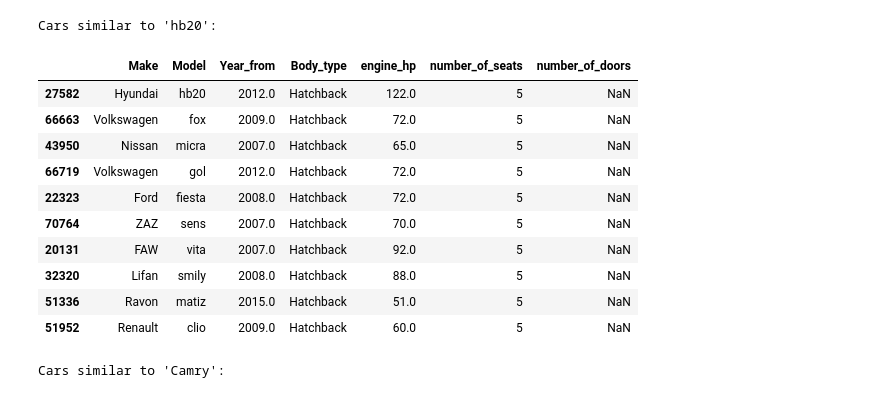
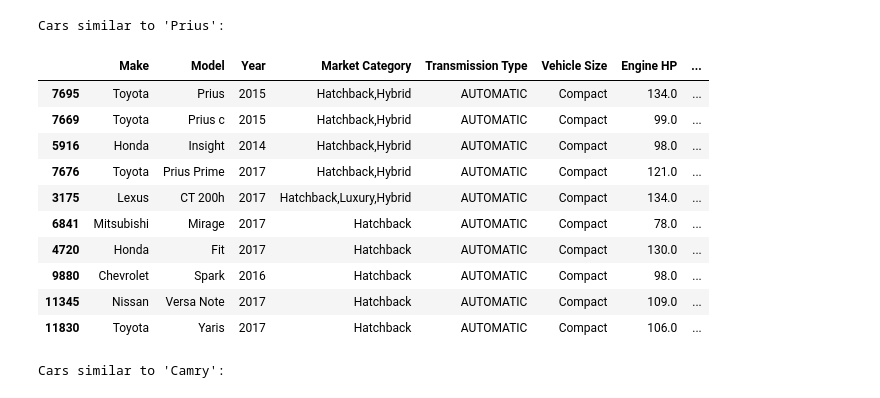
Before and after one commit to caioapp/vehicle_rec_engine, a Jupyter notebook: notebooks/rec_engine.ipynb, the cells around one changed output. Cells and saved outputs as stored; diff of their text form; code cells hidden in the pictures.

Commit message:
improved recommendation

```diff
--- a/notebooks/rec_engine.ipynb
+++ b/notebooks/rec_engine.ipynb
@@ -4,7 +4,7 @@ import pandas as pd
 import numpy as np
 import matplotlib.pyplot as plt
 # %%
-filepath = '../data/Car Dataset 1945-2020.csv'
+filepath = '../data/data.csv'
 
 # Load data
 dt = pd.read_csv(filepath)
@@ -55,18 +47,17 @@ from sklearn.preprocessing import MinMaxScaler, OneHotEncoder
 from sklearn.compose import ColumnTransformer
 from sklearn.metrics.pairwise import cosine_similarity
 
-dt['Model']=dt['Modle'].str.lower()
-dt.drop('Modle', axis=1, inplace=True)
+dt['Age'] = 2025 - dt['Year']
+dt['Price_per_HP'] = dt['MSRP'] / dt['Engine HP']
+dt['Efficiency'] = ((dt['highway MPG'] + dt['city mpg']) / 2) / dt['Engine HP'] * 100
 
 
 numerical_features = [
-    'Year_from', 'number_of_seats', 'curb_weight_kg',
-    'engine_hp', 'number_of_gears', 'acceleration_0_100_km/h_s',
-    'mixed_fuel_consumption_per_100_km_l'
+    'Year', 'Engine HP', 'Engine Cylinders', 'highway MPG', 'city mpg', 'Efficiency', 'Age', 'MSRP', 'Number of Doors', 'Price_per_HP'
 ]
 
 categorical_features = [
-    'Body_type', 'engine_type', 'drive_wheels', 'transmission', 'country_of_origin'
+    'Market Category', 'Vehicle Size', 'Vehicle Style', 'Transmission Type', 'Driven_Wheels', 'Engine Fuel Type'
 ]
 
 # Create a new DataFrame with only the selected features
@@ -79,9 +70,16 @@ for col in numerical_features:
     median_val = df_rec[col].median()
     df_rec[col].fillna(median_val, inplace=True)
 
+
 # Fill missing categorical values with a placeholder
 for col in categorical_features:
     df_rec[col].fillna('Unknown', inplace=True)
+
+# Replace all string variants AND true NaN at once
+df_rec['Market Category'] = (df_rec['Market Category']
+    .replace(['', ' ' , 'NaN', 'N/A', None, np.nan], 'Unknown')         # Replace common string markers
+    .fillna('Unknown')                                # Replace true np.nan
+)
 
 
 preprocessor = ColumnTransformer(
@@ -117,7 +115,12 @@ from sklearn.metrics.pairwise import cosine_similarity
 dt = dt.reset_index()
 indices = pd.Series(dt.index, index=dt['Model'])
 
-def get_recommendations(model_name, feature_matrix=feature_matrix, dataframe=dt, indices_map=indices):
+
+df_rec['Make'] = dt['Make']
+df_rec['Model'] = dt['Model']
+
+
+def get_recommendations(model_name, feature_matrix=feature_matrix, dataframe=df_rec, indices_map=indices):
     # Normalize model names in the indices map for case-insensitive and trimmed matching
     normalized_indices = pd.Series(indices_map.values, index=indices_map.index.str.strip().str.lower())
 
@@ -141,48 +144,50 @@ def get_recommendations(model_name, feature_matrix=feature_matrix, dataframe=dt,
     # Calculate the cosine similarity of our car against ALL other cars.
     sim_scores = cosine_similarity(model_vector, feature_matrix)
 
-    # Get the similarity scores as a list of (index, score) tuples
+    # Get the similarity scores as a list Sof (index, score) tuples
     sim_scores = list(enumerate(sim_scores[0]))
 
     # Sort the cars based on the similarity scores in descending order
     sim_scores = sorted(sim_scores, key=lambda x: x[1], reverse=True)
 
     # Get the scores of the 10 most similar cars, excluding the car itself (which is at index 0)
     sim_scores = sim_scores[1:]
 
     # Get the original indices of the top similar cars, avoiding duplicates by 'Make' and 'Model'
     seen = set()
     recommendations = []
     for i, score in sim_scores:
         make = dataframe.iloc[i]['Make']
         model = dataframe.iloc[i]['Model']
         key = (make, model)
         if key not in seen:
             seen.add(key)
             recommendations.append(i)
         if len(recommendations) == 10:
             break
 
     # Return the top 10 most similar cars
-    return dataframe[['Make', 'Model', 'Year_from', 'Body_type', 'engine_hp', 'number_of_seats', 'number_of_doors']].iloc[recommendations]
+    return dataframe[['Make', 'Model', 'Year', 'Market Category', 'Transmission Type', 'Vehicle Size', 'Engine HP', 'Engine Fuel Type', 'Efficiency', 'Price_per_HP']].iloc[recommendations]
+
+
 
 # --- Test the new function ---
-print("\nCars similar to 'hb20':")
-display(get_recommendations('hb20'))
+print("\nCars similar to 'Prius':")
+display(get_recommendations('Prius'))
 
 print("\nCars similar to 'Camry':")
 display(get_recommendations('Camry'))
 # %% [output]
-Cars similar to 'hb20':
+Cars similar to 'Prius':
-|  | Make | Model | Year_from | Body_type | engine_hp | number_of_seats | number_of_doors |
-| 27582 | Hyundai | hb20 | 2012.0 | Hatchback | 122.0 | 5 | NaN |
-| 66663 | Volkswagen | fox | 2009.0 | Hatchback | 72.0 | 5 | NaN |
-| 43950 | Nissan | micra | 2007.0 | Hatchback | 65.0 | 5 | NaN |
-| 66719 | Volkswagen | gol | 2012.0 | Hatchback | 72.0 | 5 | NaN |
-| 22323 | Ford | fiesta | 2008.0 | Hatchback | 72.0 | 5 | NaN |
-| 70764 | ZAZ | sens | 2007.0 | Hatchback | 70.0 | 5 | NaN |
-| 20131 | FAW | vita | 2007.0 | Hatchback | 92.0 | 5 | NaN |
-| 32320 | Lifan | smily | 2008.0 | Hatchback | 88.0 | 5 | NaN |
-| 51336 | Ravon | matiz | 2015.0 | Hatchback | 51.0 | 5 | NaN |
-| 51952 | Renault | clio | 2009.0 | Hatchback | 60.0 | 5 | NaN |
+|  | Make | Model | Year | Market Category | Transmission Type | Vehicle Size | Engine HP | ... |
+| 7695 | Toyota | Prius | 2015 | Hatchback,Hybrid | AUTOMATIC | Compact | 134.0 | ... |
+| 7669 | Toyota | Prius c | 2015 | Hatchback,Hybrid | AUTOMATIC | Compact | 99.0 | ... |
+| 5916 | Honda | Insight | 2014 | Hatchback,Hybrid | AUTOMATIC | Compact | 98.0 | ... |
+| 7676 | Toyota | Prius Prime | 2017 | Hatchback,Hybrid | AUTOMATIC | Compact | 121.0 | ... |
+| 3175 | Lexus | CT 200h | 2017 | Hatchback,Luxury,Hybrid | AUTOMATIC | Compact | 134.0 | ... |
+| 6841 | Mitsubishi | Mirage | 2017 | Hatchback | AUTOMATIC | Compact | 78.0 | ... |
+| 4720 | Honda | Fit | 2017 | Hatchback | AUTOMATIC | Compact | 130.0 | ... |
+| 9880 | Chevrolet | Spark | 2016 | Hatchback | AUTOMATIC | Compact | 98.0 | ... |
+| 11345 | Nissan | Versa Note | 2017 | Hatchback | AUTOMATIC | Compact | 109.0 | ... |
+| 11830 | Toyota | Yaris | 2017 | Hatchback | AUTOMATIC | Compact | 106.0 | ... |
 Cars similar to 'Camry':
```
Also changed, not shown: parts of 15 cells of this notebook, 5 other files.
